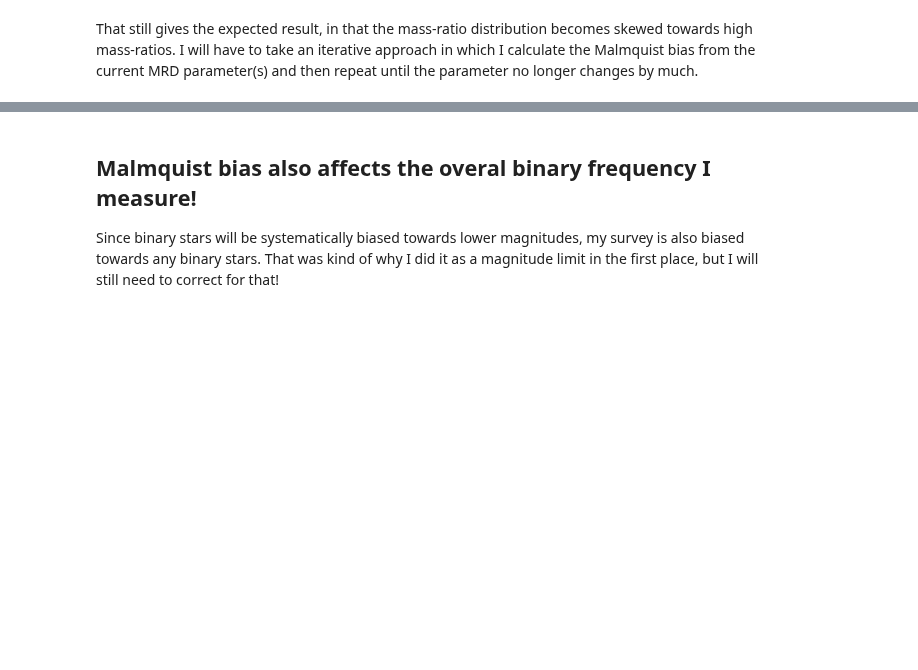
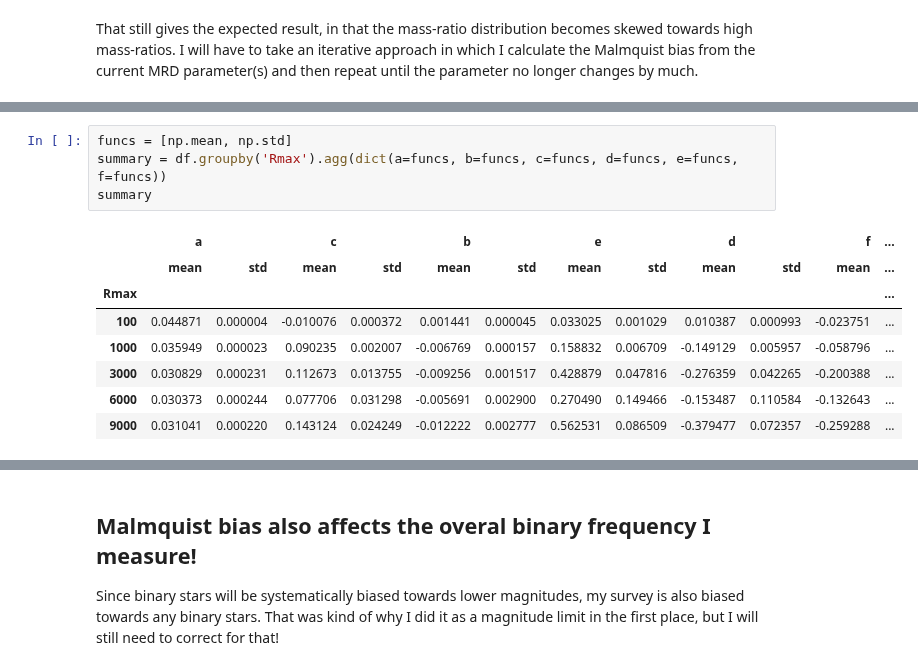
Before and after one commit to kgullikson88/BinaryInference, a Jupyter notebook: Malmquist_Bias.ipynb, the cells around one changed output, grey strips where cells are left out. Drawn from its saved outputs; the diff is of its cells as text; blank space fills up the shorter version.

```diff
--- a/Malmquist_Bias.ipynb
+++ b/Malmquist_Bias.ipynb
@@ -207,0 +313,13 @@ That still gives the expected result, in that the mass-ratio distribution become
+# %%
+funcs = [np.mean, np.std]
+summary = df.groupby('Rmax').agg(dict(a=funcs, b=funcs, c=funcs, d=funcs, e=funcs, f=funcs))
+summary
+# %% [output]
+|  | a |  | c |  | b |  | e |  | d |  | f | ... |
+|  | mean | std | mean | std | mean | std | mean | std | mean | std | mean | ... |
+| Rmax |  |  |  |  |  |  |  |  |  |  |  | ... |
+| 100 | 0.044871 | 0.000004 | -0.010076 | 0.000372 | 0.001441 | 0.000045 | 0.033025 | 0.001029 | 0.010387 | 0.000993 | -0.023751 | ... |
+| 1000 | 0.035949 | 0.000023 | 0.090235 | 0.002007 | -0.006769 | 0.000157 | 0.158832 | 0.006709 | -0.149129 | 0.005957 | -0.058796 | ... |
+| 3000 | 0.030829 | 0.000231 | 0.112673 | 0.013755 | -0.009256 | 0.001517 | 0.428879 | 0.047816 | -0.276359 | 0.042265 | -0.200388 | ... |
+| 6000 | 0.030373 | 0.000244 | 0.077706 | 0.031298 | -0.005691 | 0.002900 | 0.270490 | 0.149466 | -0.153487 | 0.110584 | -0.132643 | ... |
+| 9000 | 0.031041 | 0.000220 | 0.143124 | 0.024249 | -0.012222 | 0.002777 | 0.562531 | 0.086509 | -0.379477 | 0.072357 | -0.259288 | ... |
```
Also changed, not shown: parts of 11 cells of this notebook, 2 other files.
